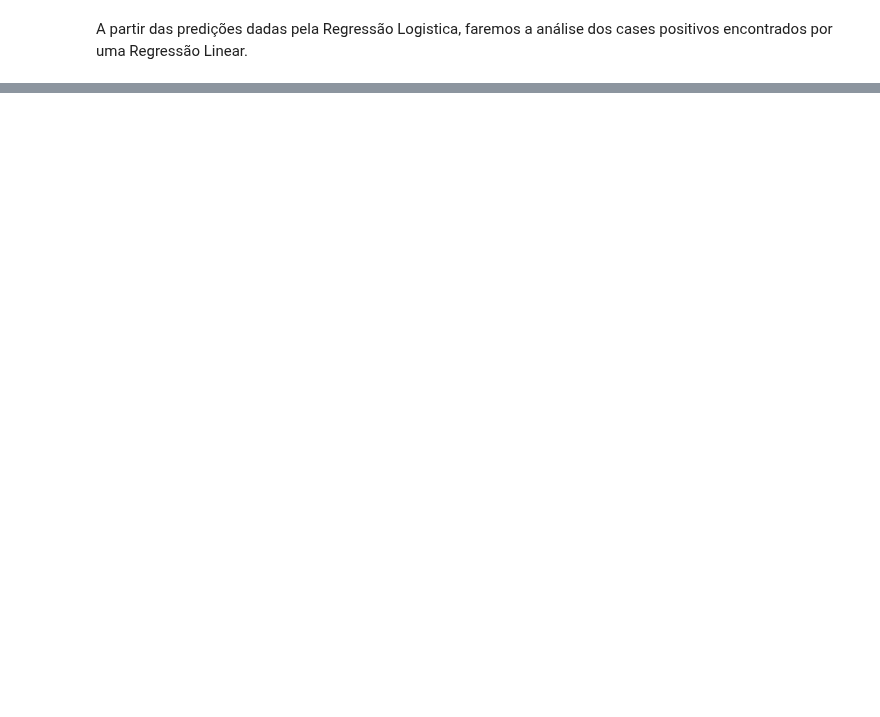
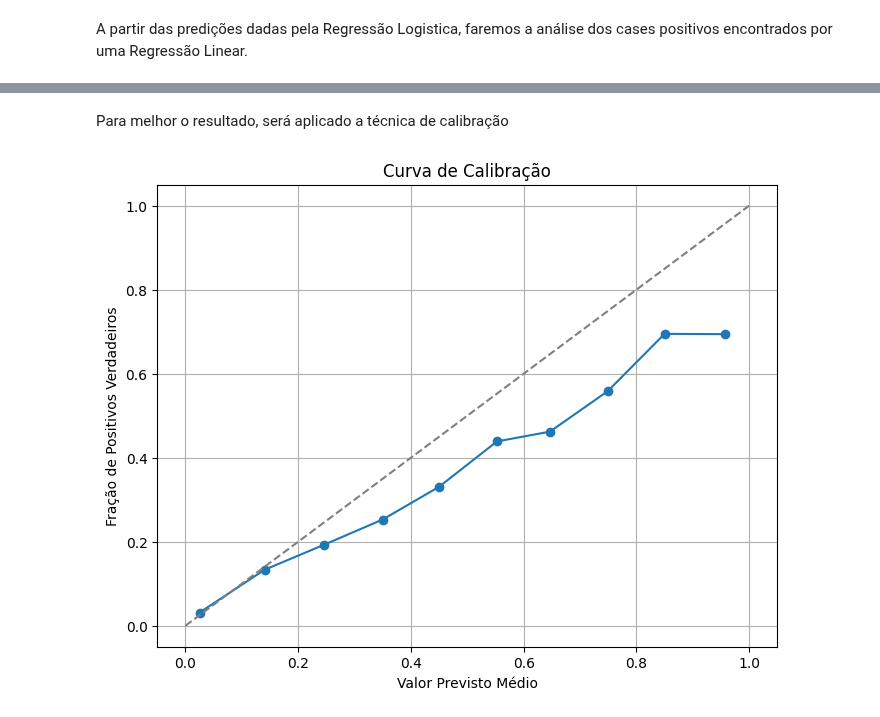
Before and after one commit to helioacastro/Aprendizagem-de-Maquina, a Jupyter notebook: notebooks/AM_T1_HELIO_ARAUJO_E_CASTRO.ipynb, the cells around one changed output, grey strips where cells are left out. Saved outputs shown, nothing was run; the diff lists cells and outputs as text; code cells hidden in the pictures; blank space fills up the shorter version.

```diff
--- a/notebooks/AM_T1_HELIO_ARAUJO_E_CASTRO.ipynb
+++ b/notebooks/AM_T1_HELIO_ARAUJO_E_CASTRO.ipynb
@@ -854,11 +858,10 @@ for index, arquivo in enumerate(arquivos_pickle):
 
     # Selecionar os indices com a predicao verdadeira (=1)
     positivo_i = np.where(y_predict==1)[0]
-    print(positivo_i)
 
     # Carrega a matriz com os valores positivos no dataset de treinamento
-    R_X_train = X_test[positivo_i]
-    R_y_train = y_test[positivo_i]
+    R_X_train = X_test.iloc[positivo_i]
+    R_y_train = y_test.iloc[positivo_i]
     R_X_test = X_test
     R_y_test = y_test
 
@@ -876,8 +879,7 @@ for index, arquivo in enumerate(arquivos_pickle):
     adj_relatorio2[arquivo] = metrics_relatorio
     cols.append(arquivo)
 
-'''
-adj_relatorio2.index = ['Precision', 'Recall', 'F1_score']
+adj_relatorio2.index = ['R2', 'MSE']
 adj_relatorio2 = adj_relatorio2.reset_index()
 adj_relatorio2.columns = cols
 adj_relatorio2.transpose()
@@ -885,4 +887,3 @@ adj_relatorio2.transpose()
 relatorio = adj_relatorio2.transpose().iloc[1:, :]
 relatorio.columns = adj_relatorio2.iloc[:,0]
 relatorio
-'''
@@ -888,0 +942,37 @@ relatorio
+# %% [markdown]
+Para melhor o resultado, será aplicado a técnica de calibração
+# %%
+# Aplicação de balanceamento por oversampling
+#smote_oversample = SMOTE()
+#X_train_smote, y_train_smote = smote_oversample.fit_resample(X_train, y_train)
+
+# Aplicar o treinamento no algoritmo Gradient Boosting Classifier
+modelGB = GradientBoostingClassifier(learning_rate=0.2, n_estimators=200)
+modelGB.fit(X_train, y_train)
+
+# Fazer a predição de Gradient Boosting Classifier
+y_predict_GB = modelGB.predict(X_test)
+
+# Gerar a matriz de confusão
+conf_matrix = confusion_matrix(y_test, y_predict_GB)
+
+# Calcular a acurácia
+accuracy = accuracy_score(y_test, y_predict_GB)
+
+# Obter as probabilidades previstas
+prob_pos = modelGB.predict_proba(X_test)[:, 1]
+
+# Calcular a curva de calibração
+fraction_of_positives, mean_predicted_value = calibration_curve(y_test, prob_pos, n_bins=10)
+
+# Gráfico de calibração
+plt.figure(figsize=(8, 6))
+plt.plot(mean_predicted_value, fraction_of_positives, marker='o', linestyle='-')
+plt.plot([0, 1], [0, 1], linestyle='--', color='gray')  # Linha de referência perfeita
+plt.xlabel('Valor Previsto Médio')
+plt.ylabel('Fração de Positivos Verdadeiros')
+plt.title('Curva de Calibração')
+plt.grid(True)
+plt.show()
+# %% [output]
+[figure, added]
```
Also changed, not shown: parts of 15 cells of this notebook.
